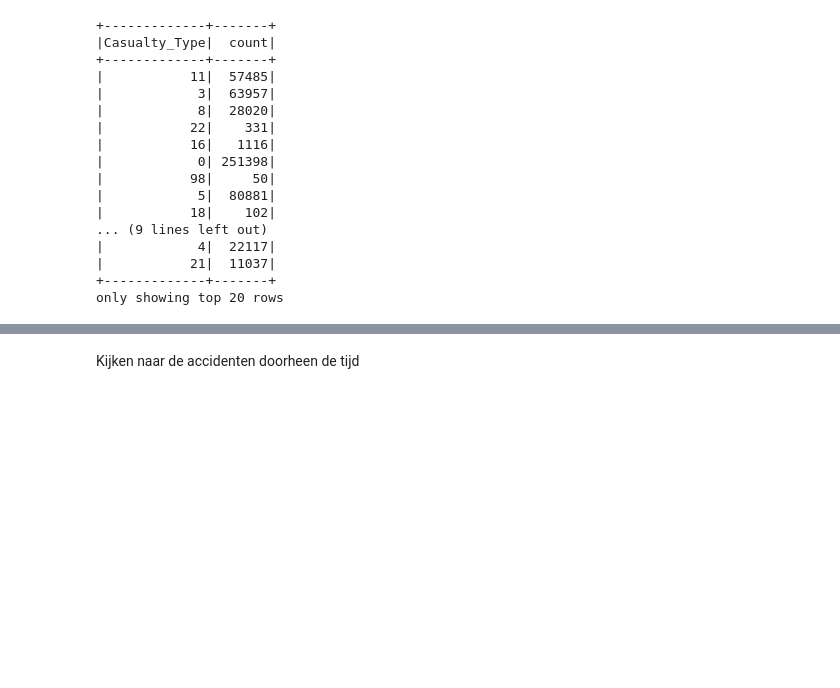
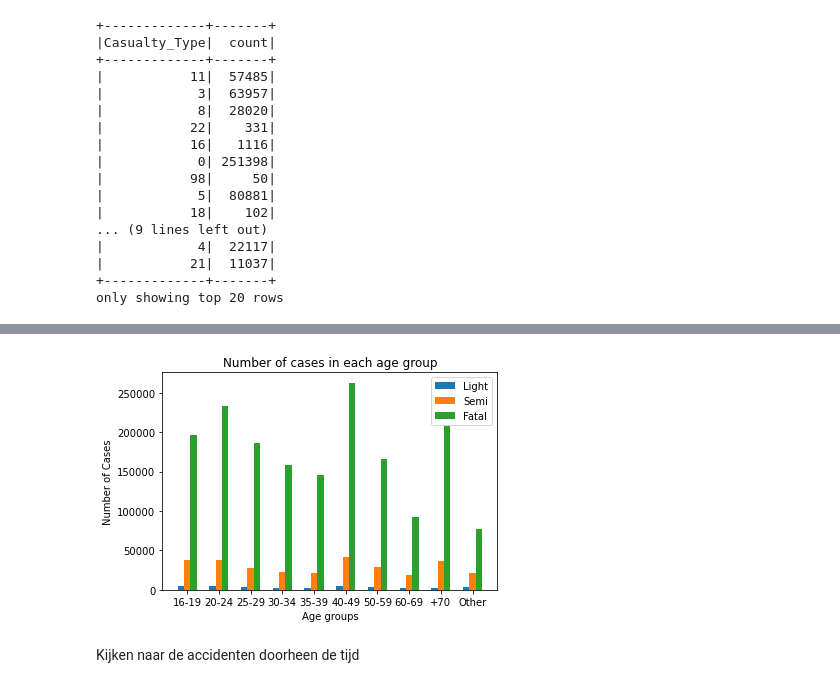
Before and after one commit to jacoFixSmile/Opdracht-Data-Mining, a Jupyter notebook: Daan_Atif_Data_Mining.ipynb, the cells around one changed output, grey strips where cells are left out. Cells and saved outputs as stored; diff of their text form; code cells hidden in the pictures; blank space fills up the shorter version.

Commit message:
Atif
Some graphs

```diff
--- a/Daan_Atif_Data_Mining.ipynb
+++ b/Daan_Atif_Data_Mining.ipynb
@@ -258,20 +247,26 @@ joined = joined.where("Age_of_Casualty >= 16")
 # %%
 def sort_age(age):
     age = int(age)
-    if 16 <= age < 25:
-        return "16-24"
-    elif 25 <= age < 30:
-        return "25-29"
-    elif 30<=age <35:
-        return "30-34"
+    if 16 <= age < 20:
+        return "1"
+    elif 20 <= age < 25:
+        return "2"
+    elif 25<=age <30:
+        return "3"
+    elif 30<= age <35:
+        return "4"
     elif 35<= age <40:
-        return "35-39"
+        return "5"
     elif 40<= age <50:
-        return "40-49"
-    elif 50<= age <60:
-        return "50-59"
+        return "6"
+    elif 50 <= age <60 :
+        return "7"
+    elif 60 <= age <70:
+        return "8"
+    elif age <= 70:
+        return "9"
     else:
-        return "+60"
+        return "10"
 
 
 joined = joined.withColumn("Age_of_Casualty", col("Age_of_Casualty").cast("int"))
@@ -309,3 +324,6 @@ plt.title('Aantal accidenten per leeftijdscategorie')
 # %%
 ### Aantal accidenten per Leeftijdscategorie en ernstigheid van het incident
-cat2 = joined2.groupby("Age_Cat", "Accident_Severity").count().toDF("Age_Cat", "Accident_Severity", "count").orderBy(asc("Accident_Severity"))
+joined2 = joined2.withColumn("Accident_Severity", col("Accident_Severity").cast("int"))
+joined2 = joined2.withColumn("Age_Cat", col("Age_Cat").cast("int"))
+cat2 = joined2.groupby("Age_Cat", "Accident_Severity").count().toDF("Age_Cat", "Accident_Severity", "count").sort("Age_Cat","Accident_Severity")
+cat2.show()
@@ -406,3 +361,17 @@ for x in cat2.collect():
+# %%
+X_axis = np.arange(len(X))
+plt.bar(X_axis-0.2, light,0.2, label = 'Light')
+plt.bar(X_axis, semi,0.2, label = 'Semi')
+plt.bar(X_axis+0.2, fatal,0.2, label = 'Fatal')
+
+plt.xticks(X_axis, X)
+plt.xlabel("Age groups")
+plt.ylabel("Number of Cases")
+plt.title("Number of cases in each age group")
+plt.legend()
+plt.show()
+# %% [output]
+[figure, added]
 # %% [markdown]
 Kijken naar de accidenten doorheen de tijd
 # %%
```
Also changed, not shown: parts of 14 cells of this notebook.
